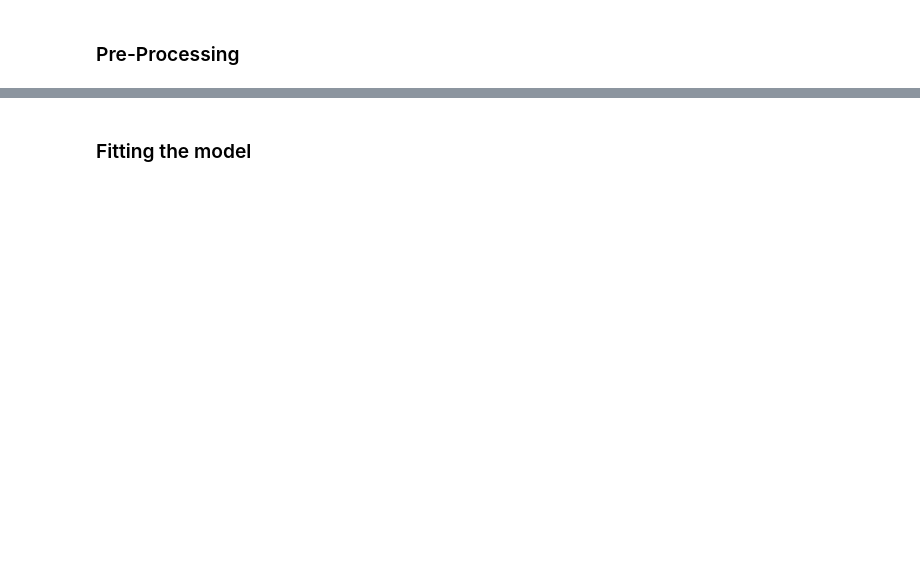
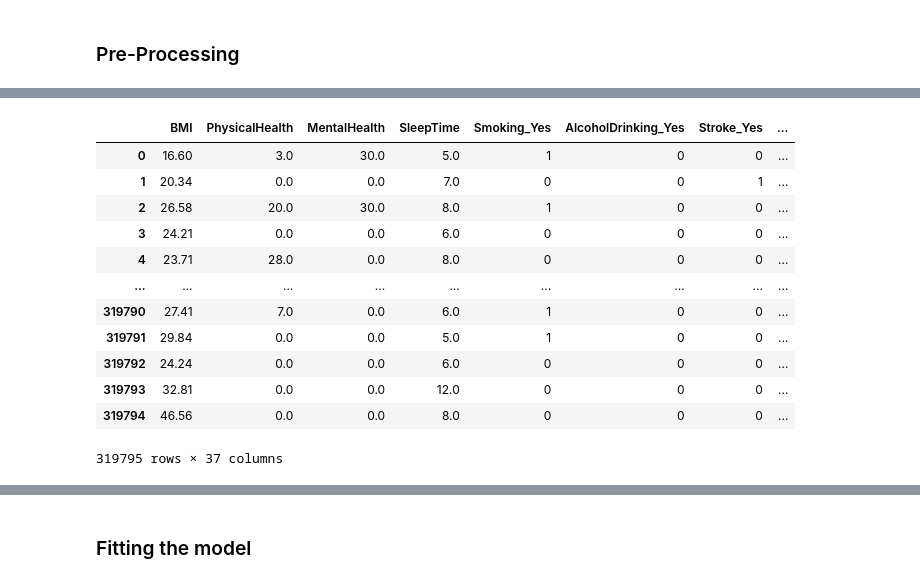
Before and after one commit to bilalrizwan462/Final-ML-Project-Folder, a Jupyter notebook: Best Model for Streamlit Deployement.ipynb, the cells around one changed output, grey strips where cells are left out. Drawn from its saved outputs; the diff is of its cells as text; code cells hidden in the pictures; blank space fills up the shorter version.

```diff
--- a/Best Model for Streamlit Deployement.ipynb
+++ b/Best Model for Streamlit Deployement.ipynb
@@ -53,0 +58,16 @@ time: 312 ms (started: 2022-05-08 23:08:42 +05:00)
+# %%
+x_onehot_full
+# %% [output]
+|  | BMI | PhysicalHealth | MentalHealth | SleepTime | Smoking_Yes | AlcoholDrinking_Yes | Stroke_Yes | ... |
+| 0 | 16.60 | 3.0 | 30.0 | 5.0 | 1 | 0 | 0 | ... |
+| 1 | 20.34 | 0.0 | 0.0 | 7.0 | 0 | 0 | 1 | ... |
+| 2 | 26.58 | 20.0 | 30.0 | 8.0 | 1 | 0 | 0 | ... |
+| 3 | 24.21 | 0.0 | 0.0 | 6.0 | 0 | 0 | 0 | ... |
+| 4 | 23.71 | 28.0 | 0.0 | 8.0 | 0 | 0 | 0 | ... |
+| ... | ... | ... | ... | ... | ... | ... | ... | ... |
+| 319790 | 27.41 | 7.0 | 0.0 | 6.0 | 1 | 0 | 0 | ... |
+| 319791 | 29.84 | 0.0 | 0.0 | 5.0 | 1 | 0 | 0 | ... |
+| 319792 | 24.24 | 0.0 | 0.0 | 6.0 | 0 | 0 | 0 | ... |
+| 319793 | 32.81 | 0.0 | 0.0 | 12.0 | 0 | 0 | 0 | ... |
+| 319794 | 46.56 | 0.0 | 0.0 | 8.0 | 0 | 0 | 0 | ... |
+319795 rows × 37 columns
```
Also changed, not shown: parts of 7 cells of this notebook, 5 other files.
